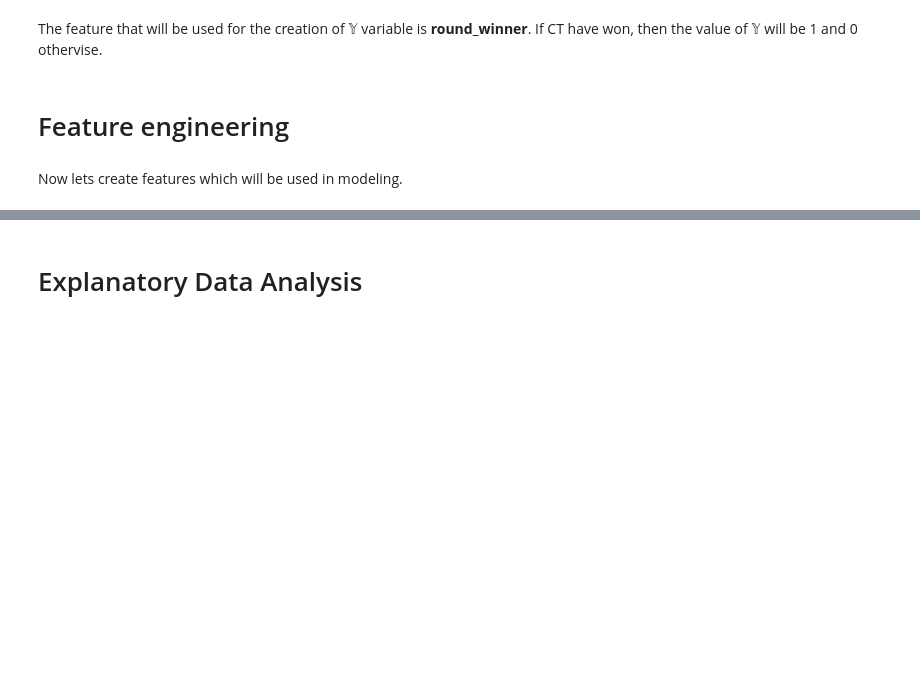
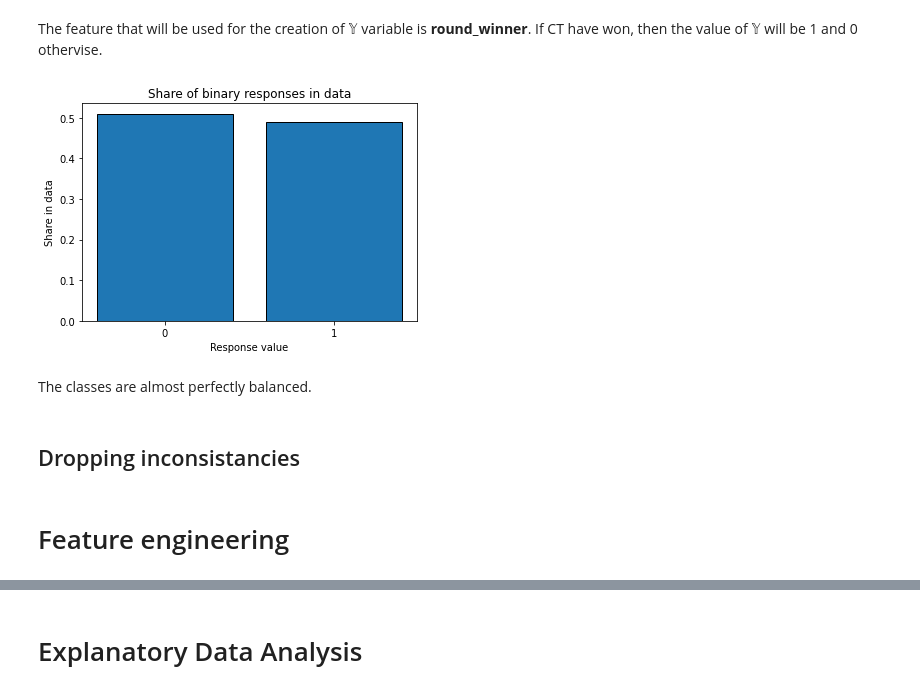
Before and after one commit to Eligijus112/api-book, a Jupyter notebook: api-book/chapter-1-intro/machine-learning-model.ipynb, the cells around one changed output, grey strips where cells are left out. Cells and saved outputs as stored; diff of their text form; code cells hidden in the pictures; blank space fills up the shorter version.

```diff
--- a/api-book/chapter-1-intro/machine-learning-model.ipynb
+++ b/api-book/chapter-1-intro/machine-learning-model.ipynb
@@ -162,0 +181,23 @@ d['Y'] = [1 if x == 'CT' else 0 for x in d['round_winner']]
+# %%
+# Creating the Y variable
+d['Y'] = [1 if x == 'CT' else 0 for x in d['round_winner']]
+
+# Inspecting the distribution of the classes
+distribution = d.groupby('Y', as_index=False).size()
+distribution['Y'] = distribution['Y'].astype(str)
+distribution['share'] = distribution['size'] / distribution['size'].sum()
+plt.bar(
+    distribution['Y'],
+    distribution['share'],
+    edgecolor='black'
+)
+plt.title("Share of binary responses in data")
+plt.ylabel("Share in data")
+plt.xlabel("Response value")
+plt.show()
+# %% [output]
+[figure, added]
+# %% [markdown]
+The classes are almost perfectly balanced.
+# %% [markdown]
+## Dropping inconsistancies
@@ -163,4 +206,2 @@ d['Y'] = [1 if x == 'CT' else 0 for x in d['round_winner']]
 # %% [markdown]
 # Feature engineering
-# %% [markdown]
-Now lets create features which will be used in modeling.
```
Also changed, not shown: parts of 42 cells of this notebook, 6 other files.
